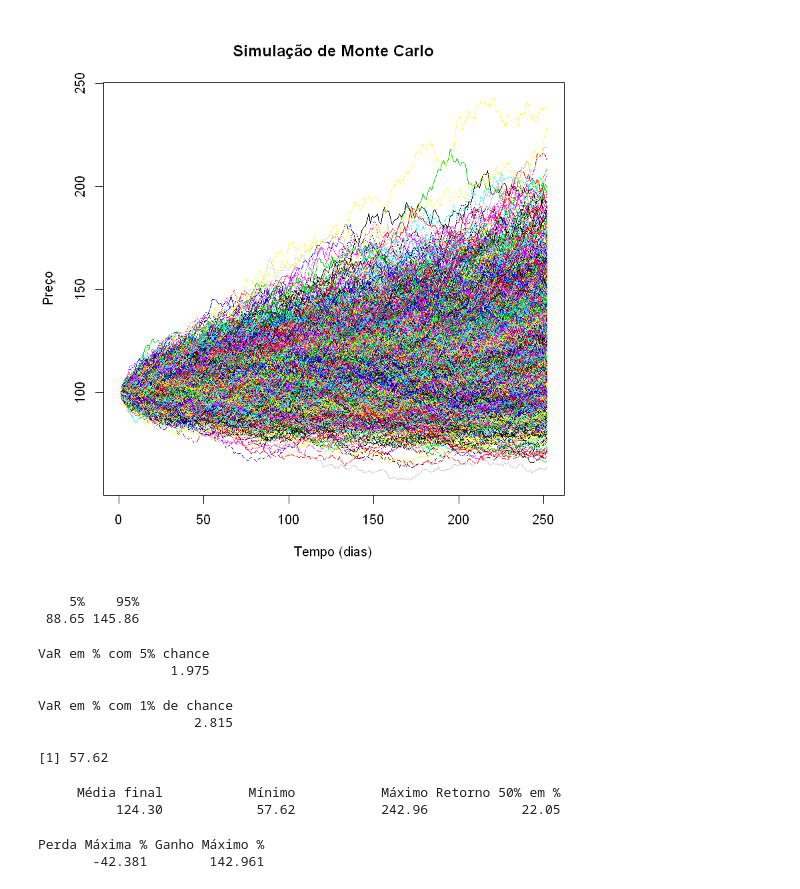
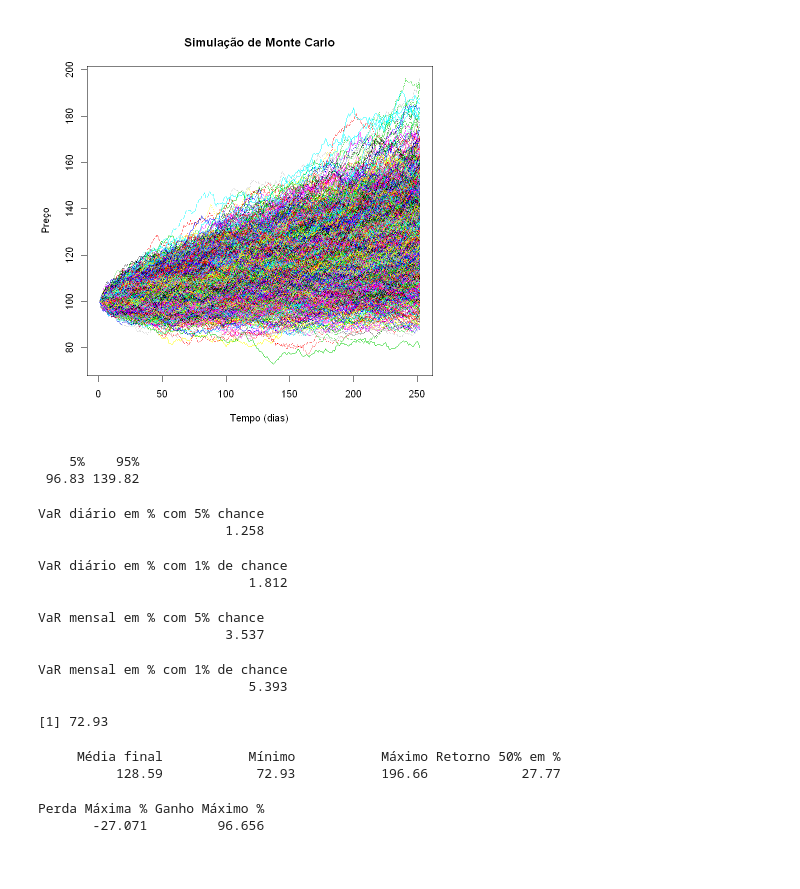
Before and after one commit to GabrielMarquezMatte/Meus-Arquivos, a Jupyter notebook: Ações e opções/Simulação Monte Carlo.ipynb, the cells around one changed output. Saved outputs shown, nothing was run; the diff lists cells and outputs as text; code cells hidden in the pictures.

```diff
--- a/Ações e opções/Simulação Monte Carlo.ipynb
+++ b/Ações e opções/Simulação Monte Carlo.ipynb
@@ -27,3 +24,7 @@ sd <- 0.20*sqrt(length(periodo)/252)
+# %%
+u <- 0.255674
+
+sd <- 0.1306887
 # %%
 n_sim <- 2000
 total_sim <- matrix(0, nrow = length(periodo), ncol = n_sim)
@@ -44,47 +45,65 @@ for(j in 1:n_sim){
     total_sim[,j] <- preco
 }
 # %%
-matplot(total_sim,main="Simulação de Monte Carlo",xlab="Tempo (dias)",ylab="Preço",col=1:n_sim, type = "l")
+matplot(total_sim,
+        main="Simulação de Monte Carlo",
+        xlab="Tempo (dias)",ylab="Preço",
+        col=1:n_sim, type = "l")
 # %% [output]
-[figure, old version]
+[figure, new version]
 # %%
 round(quantile(total_sim,probs=c(0.05,0.95)),2)
 # %% [output]
     5%    95%
- 88.65 145.86
+ 96.83 139.82
 # %%
 p_5 <- qnorm(0.05)
 p_1 <- qnorm(0.01)
 # %%
 Ug <- (1+u)^(1/(length(periodo)-1))-1
-VaR5 <- round((1-exp(p_5*sd/sqrt(length(periodo)-1)+Ug))*100,3)
-names(VaR5) <- "VaR em % com 5% chance"
+sd_d <- sd/sqrt((length(periodo)-1))
+VaR5 <- round((1-exp(p_5*sd_d+Ug))*100,3)
+names(VaR5) <- "VaR diário em % com 5% chance"
 VaR5
-VaR1 <- round((1-exp(p_1*sd/sqrt(length(periodo)-1)+Ug))*100,3)
-names(VaR1) <- "VaR em % com 1% de chance"
+VaR1 <- round((1-exp(p_1*sd_d+Ug))*100,3)
+names(VaR1) <- "VaR diário em % com 1% de chance"
 VaR1
 # %% [output]
-VaR em % com 5% chance
-                 1.975
+VaR diário em % com 5% chance
+                        1.258
-VaR em % com 1% de chance
-                    2.815
+VaR diário em % com 1% de chance
+                           1.812
+# %%
+Ug_m <- (1+u)^(1/21)-1
+sd_m <- sd/sqrt(21)
+VaR5_m <- round((1-exp(p_5*sd_m+Ug_m))*100,3)
+names(VaR5_m) <- "VaR mensal em % com 5% chance"
+VaR5_m
+VaR1_m <- round((1-exp(p_1*sd_m+Ug_m))*100,3)
+names(VaR1_m) <- "VaR mensal em % com 1% de chance"
+VaR1_m
+# %% [output]
+VaR mensal em % com 5% chance
+                        3.537
+VaR mensal em % com 1% de chance
+                           5.393
 # %%
 round(min(total_sim),2)
 # %% [output]
-[1] 57.62
+[1] 72.93
 # %%
 estatisticas <- round(c(mean(total_sim[length(periodo),]), min(total_sim),
                   max(total_sim), 100*(quantile(total_sim[length(periodo),], probs = 0.5)/p_inicial)-100),2)
 names(estatisticas) <- c("Média final", "Mínimo", "Máximo", "Retorno 50% em %")
-(estatisticas)
+print(estatisticas)
 # %% [output]
      Média final           Mínimo           Máximo Retorno 50% em %
-          124.30            57.62           242.96            22.05
+          128.59            72.93           196.66            27.77
 # %%
 fora_curva <- round(c(((min(total_sim)/p_inicial)-1)*100,
                       ((max(total_sim)/p_inicial)-1)*100),3)
 names(fora_curva) <- c("Perda Máxima %", "Ganho Máximo %")
-fora_curva
+print(fora_curva)
 # %% [output]
 Perda Máxima % Ganho Máximo %
-       -42.381        142.961
+       -27.071         96.656
```
Also changed, not shown: parts of 6 cells of this notebook, 3 other files.
